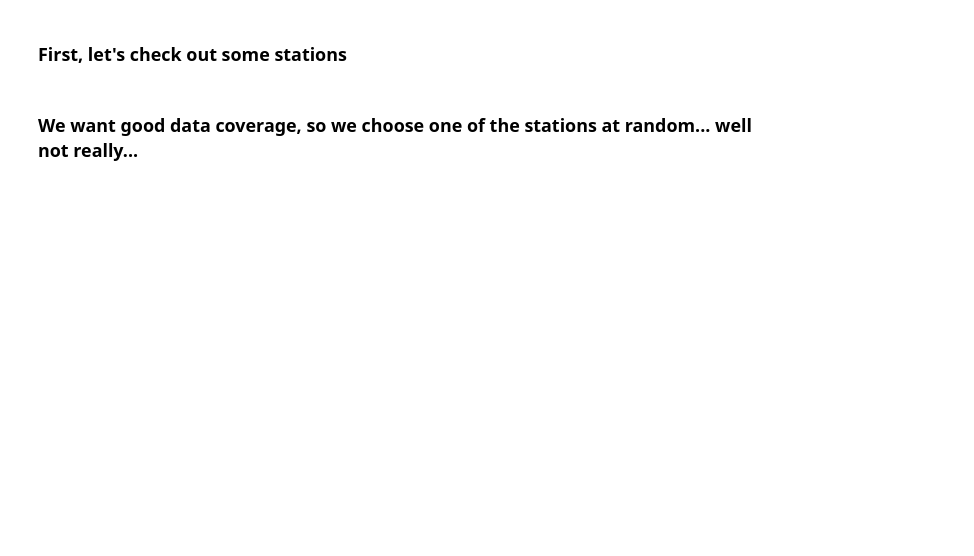
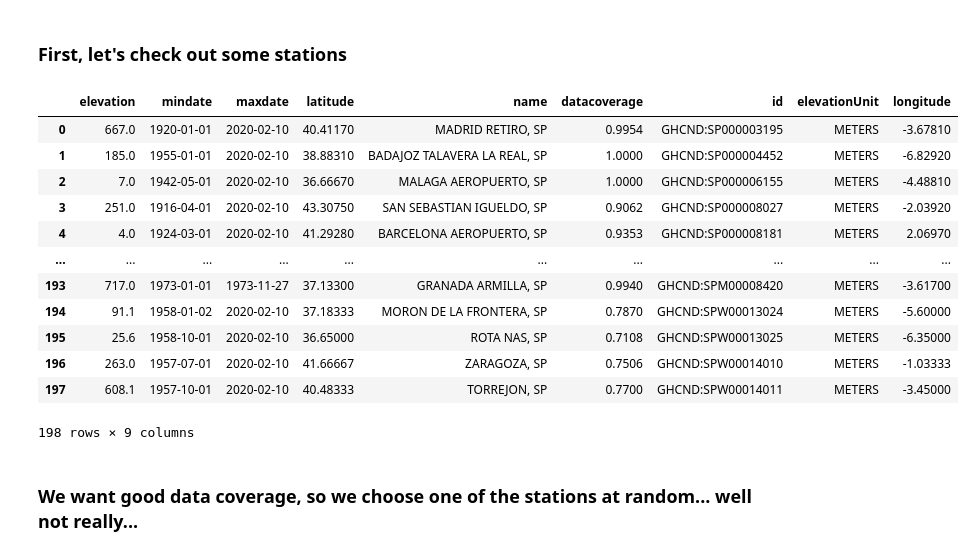
Before and after one commit to david0811/ATMS597_Project2, a Jupyter notebook: example_notebook.ipynb, the cells around one changed output. Cells and saved outputs as stored; diff of their text form; code cells hidden in the pictures; blank space fills up the shorter version.

```diff
--- a/example_notebook.ipynb
+++ b/example_notebook.ipynb
@@ -5,6 +5,22 @@ import pandas as pd
 ### First, let's check out some stations
 # %%
 stations = climostripe.station_lookup('SP')
+# %%
+stations
+# %% [output]
+|  | elevation | mindate | maxdate | latitude | name | datacoverage | id | elevationUnit | longitude |
+| 0 | 667.0 | 1920-01-01 | 2020-02-10 | 40.41170 | MADRID RETIRO, SP | 0.9954 | GHCND:SP000003195 | METERS | -3.67810 |
+| 1 | 185.0 | 1955-01-01 | 2020-02-10 | 38.88310 | BADAJOZ TALAVERA LA REAL, SP | 1.0000 | GHCND:SP000004452 | METERS | -6.82920 |
+| 2 | 7.0 | 1942-05-01 | 2020-02-10 | 36.66670 | MALAGA AEROPUERTO, SP | 1.0000 | GHCND:SP000006155 | METERS | -4.48810 |
+| 3 | 251.0 | 1916-04-01 | 2020-02-10 | 43.30750 | SAN SEBASTIAN IGUELDO, SP | 0.9062 | GHCND:SP000008027 | METERS | -2.03920 |
+| 4 | 4.0 | 1924-03-01 | 2020-02-10 | 41.29280 | BARCELONA AEROPUERTO, SP | 0.9353 | GHCND:SP000008181 | METERS | 2.06970 |
+| ... | ... | ... | ... | ... | ... | ... | ... | ... | ... |
+| 193 | 717.0 | 1973-01-01 | 1973-11-27 | 37.13300 | GRANADA ARMILLA, SP | 0.9940 | GHCND:SPM00008420 | METERS | -3.61700 |
+| 194 | 91.1 | 1958-01-02 | 2020-02-10 | 37.18333 | MORON DE LA FRONTERA, SP | 0.7870 | GHCND:SPW00013024 | METERS | -5.60000 |
+| 195 | 25.6 | 1958-10-01 | 2020-02-10 | 36.65000 | ROTA NAS, SP | 0.7108 | GHCND:SPW00013025 | METERS | -6.35000 |
+| 196 | 263.0 | 1957-07-01 | 2020-02-10 | 41.66667 | ZARAGOZA, SP | 0.7506 | GHCND:SPW00014010 | METERS | -1.03333 |
+| 197 | 608.1 | 1957-10-01 | 2020-02-10 | 40.48333 | TORREJON, SP | 0.7700 | GHCND:SPW00014011 | METERS | -3.45000 |
+198 rows × 9 columns
 # %% [markdown]
 ### We want good data coverage, so we choose one of the stations at random... well not really...
 # %%
```
Also changed, not shown: parts of 3 cells of this notebook, 3 other files.
